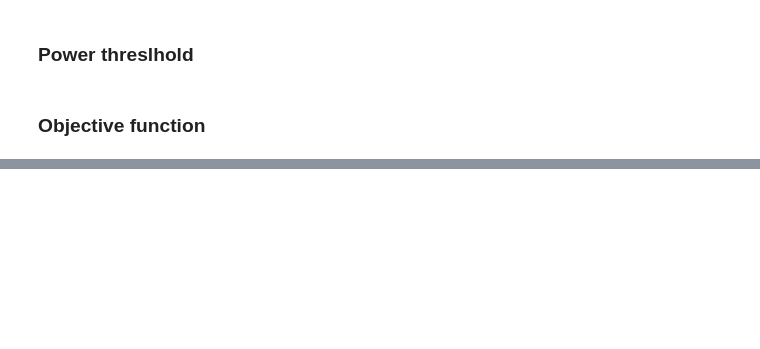
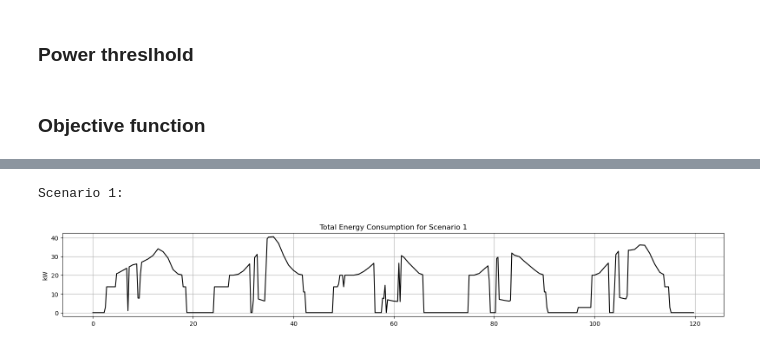
Before and after one commit to mauriacantoine/OptiDemandResponse, a Jupyter notebook: Project_with_functions.ipynb, the cells around one changed output, grey strips where cells are left out. Drawn from its saved outputs; the diff is of its cells as text; code cells hidden in the pictures; blank space fills up the shorter version.

Commit message:
project_with_function

```diff
--- a/Project_with_functions.ipynb
+++ b/Project_with_functions.ipynb
@@ -196,12 +177,8 @@ Total cost of EV:
 # %% [markdown]
 ### Additive Manufacturing (AM) Machines
 # %%
-# ---PARAMETERS---
-n_AMM = 5 # number of AM machines
-power_AMM = 2.76  # Power consumption of each printer in kW
-D = 16 # Full cycle of a printer corresponds to 4 hours of operation (or 16 slots of 15 minutes)
 
-def AM_modeling(price):
+def AM_modeling(price, model, n_AMM, power_AMM, horizon, D):
 
     AMM = range(n_AMM) # index set for AM machines
 
@@ -220,8 +197,7 @@ def AM_modeling(price):
     # Every week, 47 pieces must be produced
     model.addConstr(
         gp.quicksum(x[m, t] for m in AMM for t in range(horizon - D + 1)) >= 47,
-        name="min_production"
-    )
+        name="min_production")
 
     # Add a power constraint for every time slot t using only x as indicator.
     running = model.addVars(horizon, vtype=GRB.CONTINUOUS, name='running')
@@ -229,16 +205,12 @@ def AM_modeling(price):
         running[t]= gp.quicksum(
             x[m, s]
             for m in AMM
-            for s in range(max(0, t - D + 1), min(t + 1, horizon - D + 1))
-        )
-
+            for s in range(max(0, t - D + 1), min(t + 1, horizon - D + 1)))
 
     # total cost of the AM machines
     cost_AMM = gp.quicksum(x[m, t] * sum(price[t] for t in range(t,t+D)) * power_AMM * dt for m in AMM for t in range(horizon - D + 1))
-    return cost_AMM, running,x,AMM
 
-#cost_AMM_BasePeak,running,x,AMM = AM_modeling(Base_Peak_prices)
-cost_AMM_spot,running,x,AMM = AM_modeling(spot_prices)
+    return cost_AMM, running,x
 # %% [markdown]
 ### Heating demand
 # %%
@@ -362,0 +350,23 @@ Best objective 7.390665068707e+01, best bound 7.390011526580e+01, gap 0.0088%
+# %%
+#Calling the EV's modeling
+total_cost_EV_1, p_ev_1 = ev_modeling(spot_prices, model1, evs, days, slots, dt, start_idx, end_idx, E_req, P_rated)
+
+# Calling the AMM modeling
+cost_AMM_1,running_1,x_1 = AM_modeling(spot_prices,model1, n_AMM, power_AMM, horizon, D)
+
+# Calling the Heating demand modeling
+cost_HC_1, ph_1, pc_1, T_in_1 = Heating_Cooling_modeling(spot_prices, model1, COP_h, COP_c, inertia, A_th,T_desired, T_lower,T_upper, T_0, T_out)
+
+# Calling the PV modeling - REMINDER scenario with PV = (1,3) without PV = (2,4)
+cost_PV_1 = PV_modeling(1, horizon, PV_power, spot_prices)
+
+# Calling the Power threshold
+power_threshold(1,model1, p_ev_1, ph_1, pc_1, running_1, horizon,num_days, slots_per_day, PV_power)
+
+# Calling the Objective function
+total_cost_week_1,total_cost_critical_1 = objective_function(spot_prices, Critical_Demand,cost_AMM_1, cost_HC_1,total_cost_EV_1, cost_PV_1)
+
+model1.setObjective(total_cost_week_1, GRB.MINIMIZE)
+# Solve the model, i.e. minimize the cost
+model1.write('out.lp')
+model1.optimize()
@@ -505,0 +688,6 @@ plt.show()
+# %%
+print("Scenario 1:")
+Energy_consumption_plot(1, T_in_1, pc_1, ph_1, x_1, p_ev_1, num_evs, days, num_days, slots_per_day, horizon)
+# %% [output]
+Scenario 1:
+[figure, added]
```
Also changed, not shown: parts of 38 cells of this notebook.
